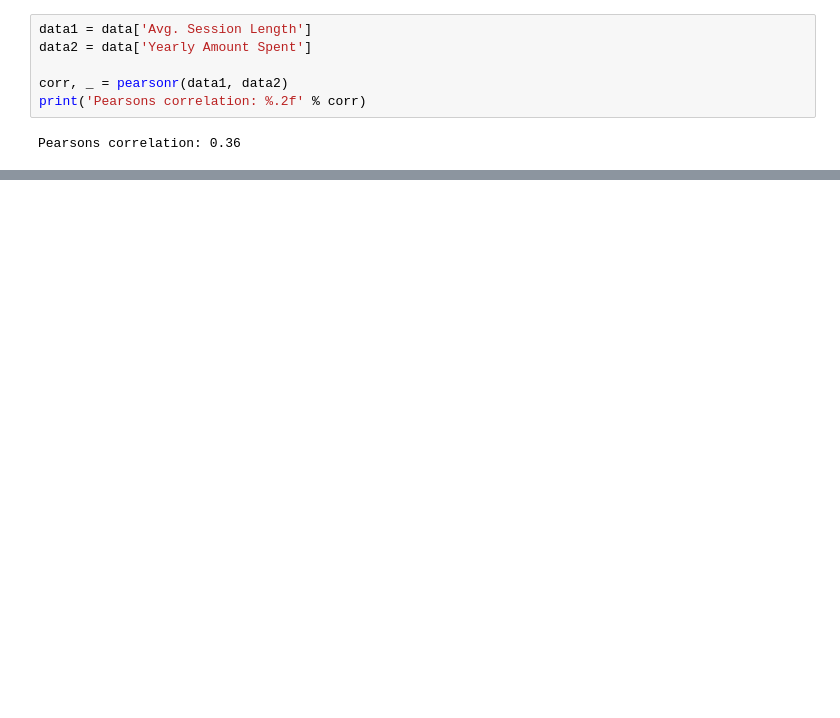
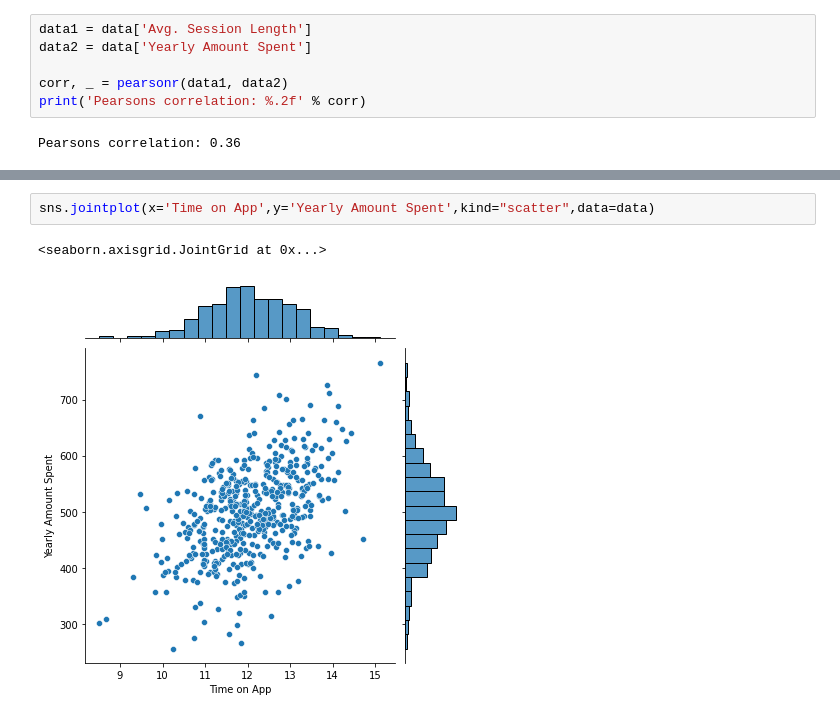
Before and after one commit to AMAN690/Inventoplus_XE_HACK_007, a Jupyter notebook: CustomerSatisfactionPrediction.ipynb, the cells around one changed output, grey strips where cells are left out. Saved outputs shown, nothing was run; the diff lists cells and outputs as text; blank space fills up the shorter version.

```diff
--- a/CustomerSatisfactionPrediction.ipynb
+++ b/CustomerSatisfactionPrediction.ipynb
@@ -94,0 +112,5 @@ Pearsons correlation: 0.36
+# %%
+sns.jointplot(x='Time on App',y='Yearly Amount Spent',kind="scatter",data=data)
+# %% [output]
+<seaborn.axisgrid.JointGrid at 0x...>
+[figure, added]
```
Also changed, not shown: parts of 8 cells of this notebook.
